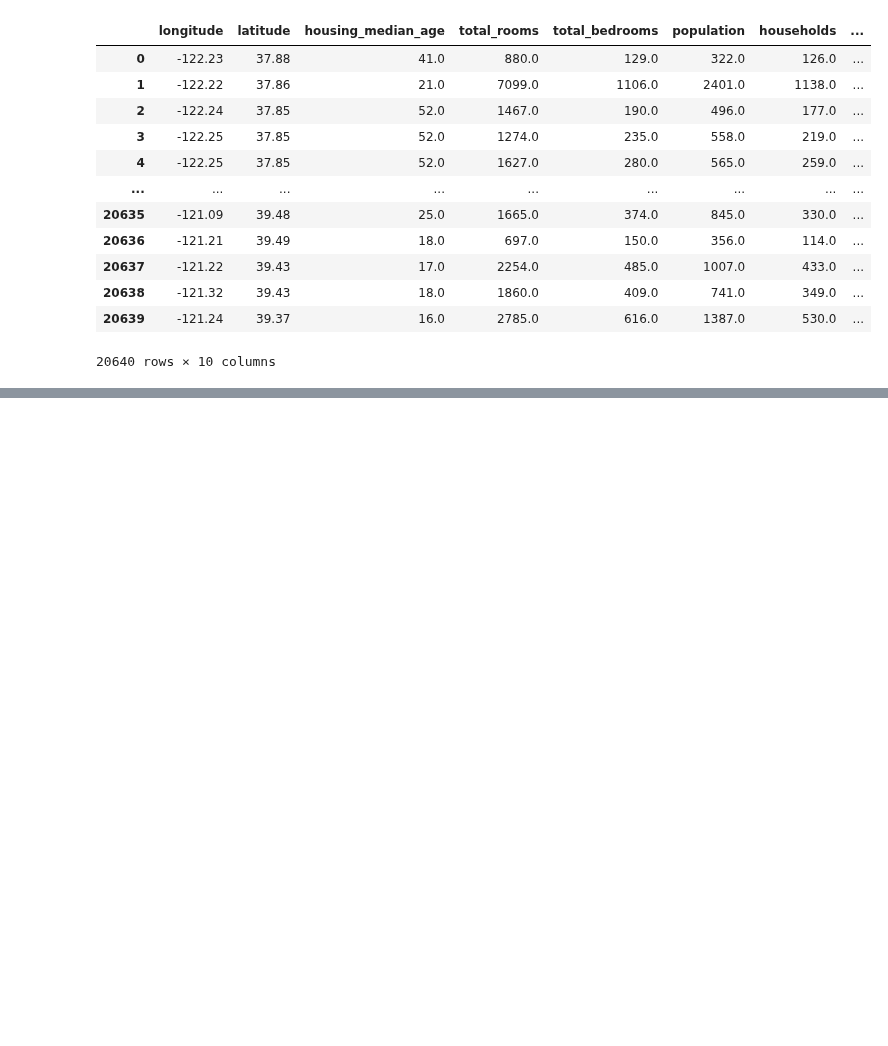
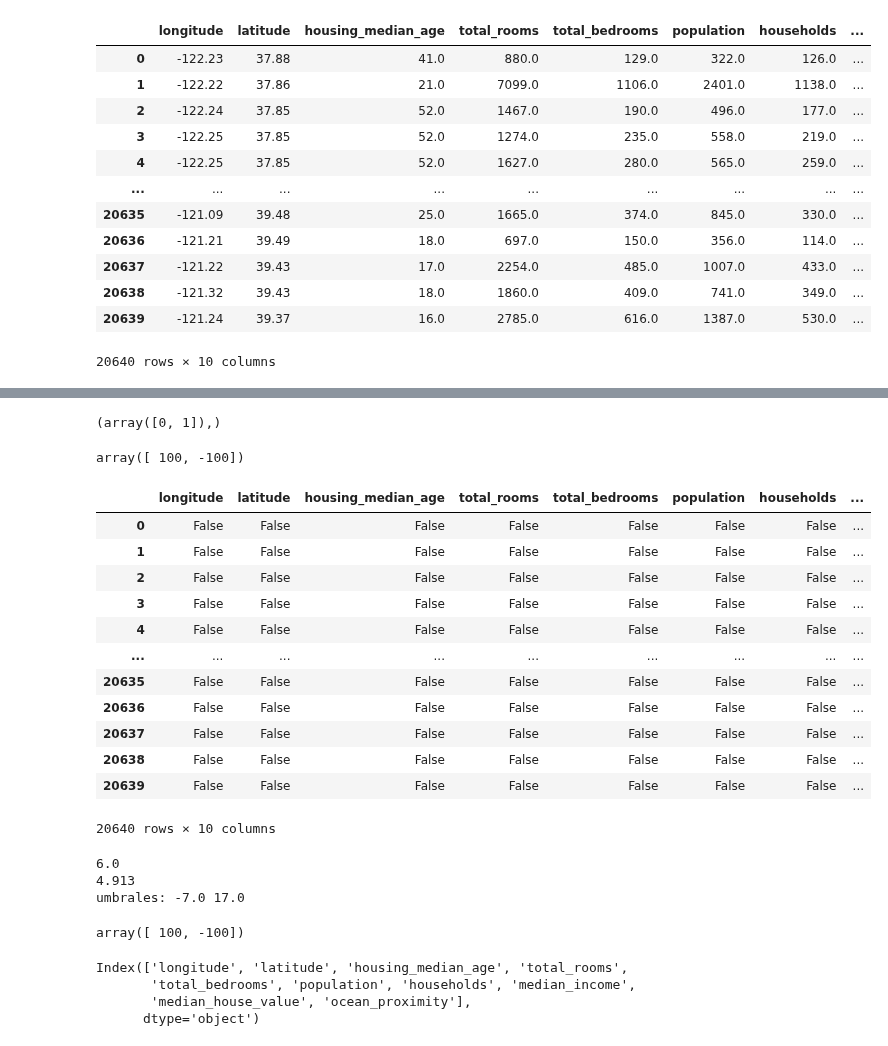
Before and after one commit to Senador05/phyton, a Jupyter notebook: Numpy/Pandas/limpieza_datos.ipynb, the cells around one changed output, grey strips where cells are left out. Drawn from its saved outputs; the diff is of its cells as text; code cells hidden in the pictures; blank space fills up the shorter version.

```diff
--- a/Numpy/Pandas/limpieza_datos.ipynb
+++ b/Numpy/Pandas/limpieza_datos.ipynb
@@ -119,2 +125,10 @@ memory usage: 1.6+ MB
 | 75% | -118.010000 | 37.710000 | 37.000000 | 3148.000000 | 643.250000 | 1725.000000 | 605.000000 | ... |
 | max | -114.310000 | 41.950000 | 52.000000 | 39320.000000 | 6445.000000 | 35682.000000 | 6082.000000 | ... |
+# %%
+## o con la mediana
+
+mediana = df['total_bedrooms'].median()
+print(mediana)
+df['total_bedrooms'].fillna(mediana,inplace=True)
+df.info()
+df.describe()
@@ -120,0 +213,61 @@ memory usage: 1.6+ MB
+# %%
+umbral = 3
+outliers = np.where(np.abs(z_scores) > umbral)
+outliers
+# %% [output]
+(array([0, 1]),)
+# %%
+data[outliers]
+# %% [output]
+array([ 100, -100])
+# %%
+# lo mismo para el df de las casas
+
+z_scores=(df-np.mean(df))/np.std(df)
+#print(z_scores)
+umbral = 3
+outliers = np.where(np.abs(z_scores) > umbral)
+#print(outliers)
+
+dfout_mask=~df.where(np.abs(z_scores) > umbral).isna()
+dfout_mask
+# %% [output]
+|  | longitude | latitude | housing_median_age | total_rooms | total_bedrooms | population | households | ... |
+| 0 | False | False | False | False | False | False | False | ... |
+| 1 | False | False | False | False | False | False | False | ... |
+| 2 | False | False | False | False | False | False | False | ... |
+| 3 | False | False | False | False | False | False | False | ... |
+| 4 | False | False | False | False | False | False | False | ... |
+| ... | ... | ... | ... | ... | ... | ... | ... | ... |
+| 20635 | False | False | False | False | False | False | False | ... |
+| 20636 | False | False | False | False | False | False | False | ... |
+| 20637 | False | False | False | False | False | False | False | ... |
+| 20638 | False | False | False | False | False | False | False | ... |
+| 20639 | False | False | False | False | False | False | False | ... |
+20640 rows × 10 columns
+# %%
+q1 = np.percentile(data,25)
+q3 = np.percentile(data,75)
+iqr = q3 - q1
+print(iqr)
+print(np.mean(data))
+
+umbra_sup = q3 + (1.5*iqr)
+umbra_inf = q1 - (1.5*iqr)
+print('umbrales:', umbra_inf, umbra_sup)
+
+outliers = np.where((data < umbra_inf) | (data > umbra_sup))
+outliers
+data[outliers]
+# %% [output]
+6.0
+4.913
+umbrales: -7.0 17.0
+array([ 100, -100])
+# %%
+df.columns
+# %% [output]
+Index(['longitude', 'latitude', 'housing_median_age', 'total_rooms',
+       'total_bedrooms', 'population', 'households', 'median_income',
+       'median_house_value', 'ocean_proximity'],
+      dtype='object')
```
Also changed, not shown: parts of 13 cells of this notebook.
